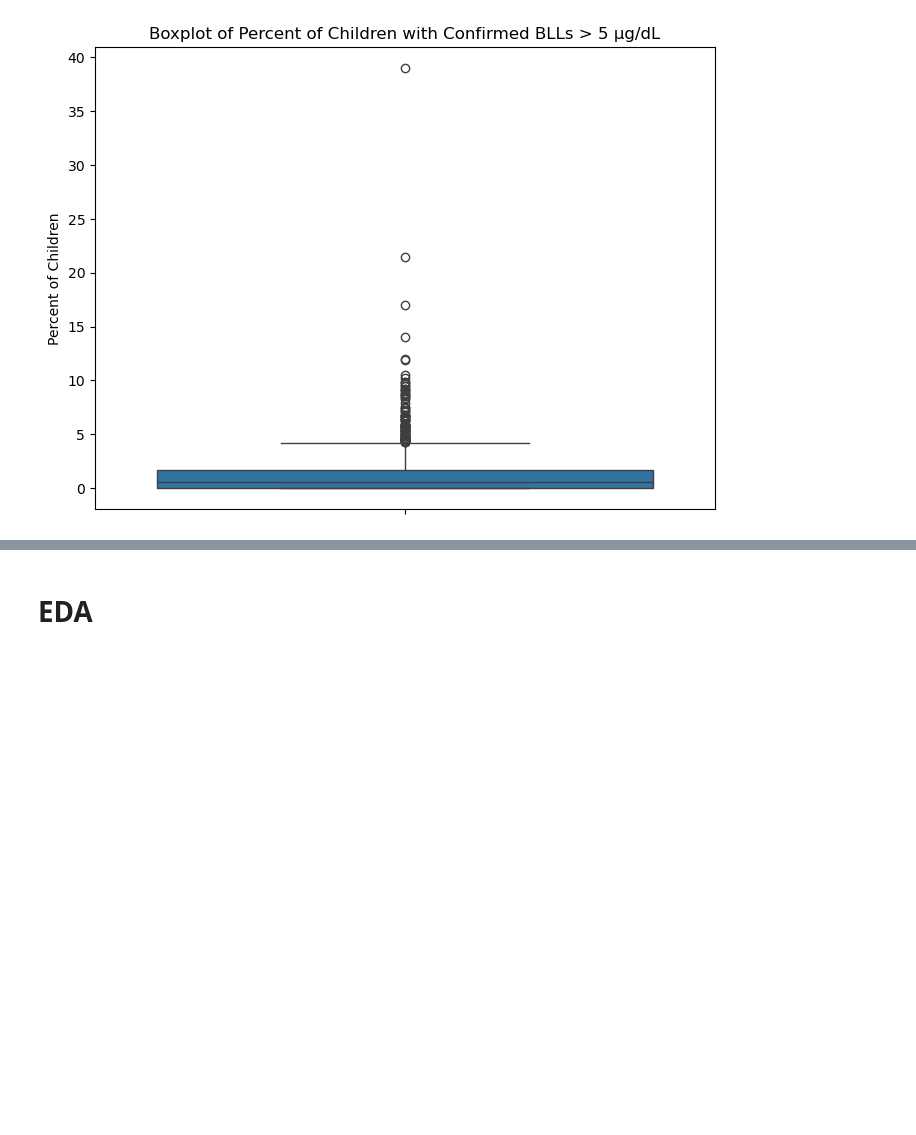
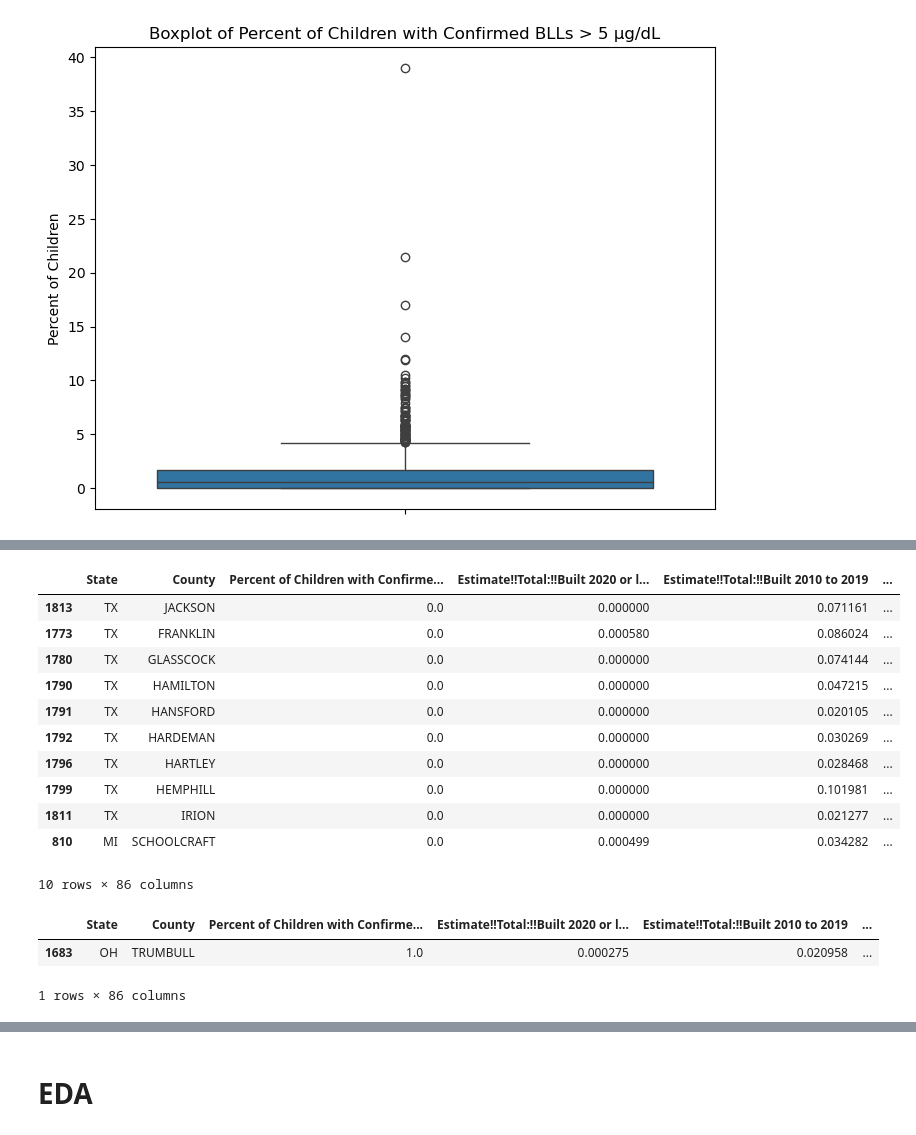
Before and after one commit to doctorsmylie/lead-poisoning, a Jupyter notebook: regression_all_data_updated.ipynb, the cells around one changed output, grey strips where cells are left out. Saved outputs shown, nothing was run; the diff lists cells and outputs as text; code cells hidden in the pictures; blank space fills up the shorter version.

```diff
--- a/regression_all_data_updated.ipynb
+++ b/regression_all_data_updated.ipynb
@@ -52,0 +68,21 @@ Name: Percent of Children with Confirmed BLLs ³5 µg/dL, dtype: float64
+# %%
+merged_df.sort_values('Percent of Children with Confirmed BLLs ³5 µg/dL',ascending=True).head(10) #Check for outliers on the low end.
+# %% [output]
+|  | State | County | Percent of Children with Confirme... | Estimate!!Total:!!Built 2020 or l... | Estimate!!Total:!!Built 2010 to 2019 | ... |
+| 1813 | TX | JACKSON | 0.0 | 0.000000 | 0.071161 | ... |
+| 1773 | TX | FRANKLIN | 0.0 | 0.000580 | 0.086024 | ... |
+| 1780 | TX | GLASSCOCK | 0.0 | 0.000000 | 0.074144 | ... |
+| 1790 | TX | HAMILTON | 0.0 | 0.000000 | 0.047215 | ... |
+| 1791 | TX | HANSFORD | 0.0 | 0.000000 | 0.020105 | ... |
+| 1792 | TX | HARDEMAN | 0.0 | 0.000000 | 0.030269 | ... |
+| 1796 | TX | HARTLEY | 0.0 | 0.000000 | 0.028468 | ... |
+| 1799 | TX | HEMPHILL | 0.0 | 0.000000 | 0.101981 | ... |
+| 1811 | TX | IRION | 0.0 | 0.000000 | 0.021277 | ... |
+| 810 | MI | SCHOOLCRAFT | 0.0 | 0.000499 | 0.034282 | ... |
+10 rows × 86 columns
+# %%
+merged_df.loc[merged_df.County=='TRUMBULL'].loc[merged_df.State=='OH']
+# %% [output]
+|  | State | County | Percent of Children with Confirme... | Estimate!!Total:!!Built 2020 or l... | Estimate!!Total:!!Built 2010 to 2019 | ... |
+| 1683 | OH | TRUMBULL | 1.0 | 0.000275 | 0.020958 | ... |
+1 rows × 86 columns
```
Also changed, not shown: parts of 26 cells of this notebook, 17 other files.
